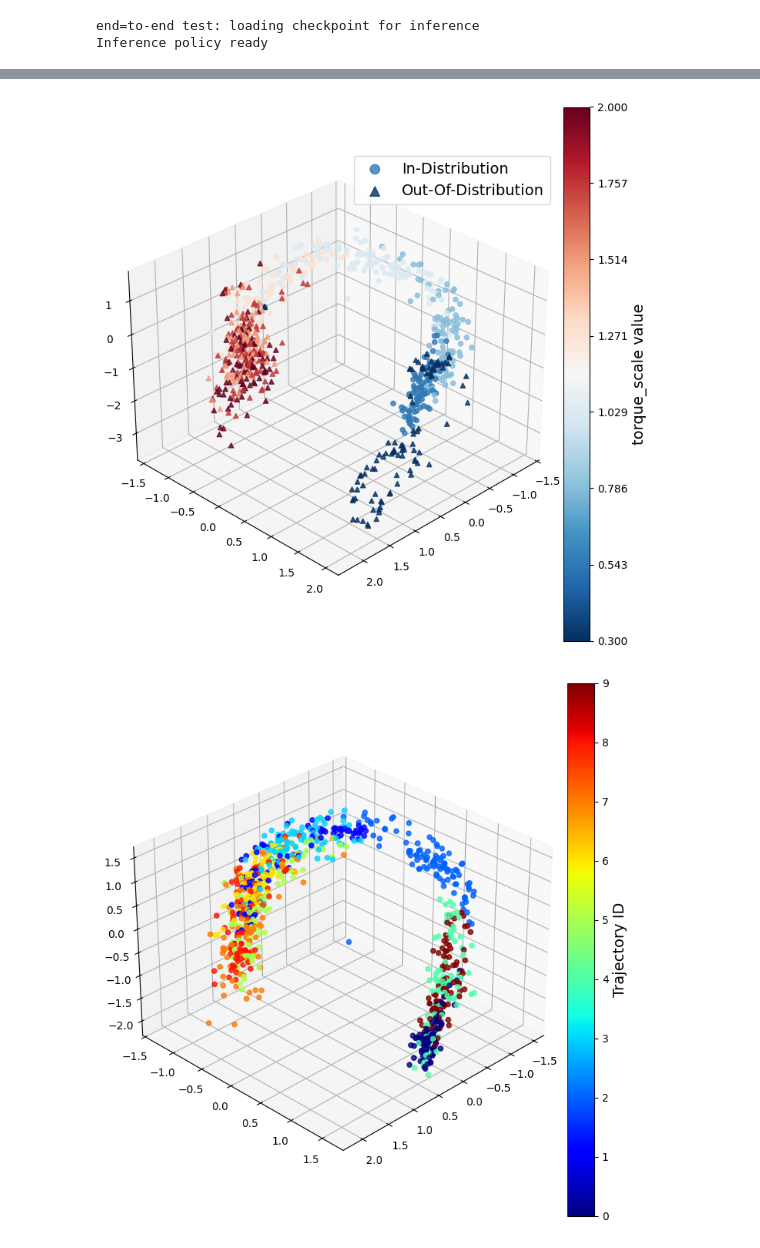
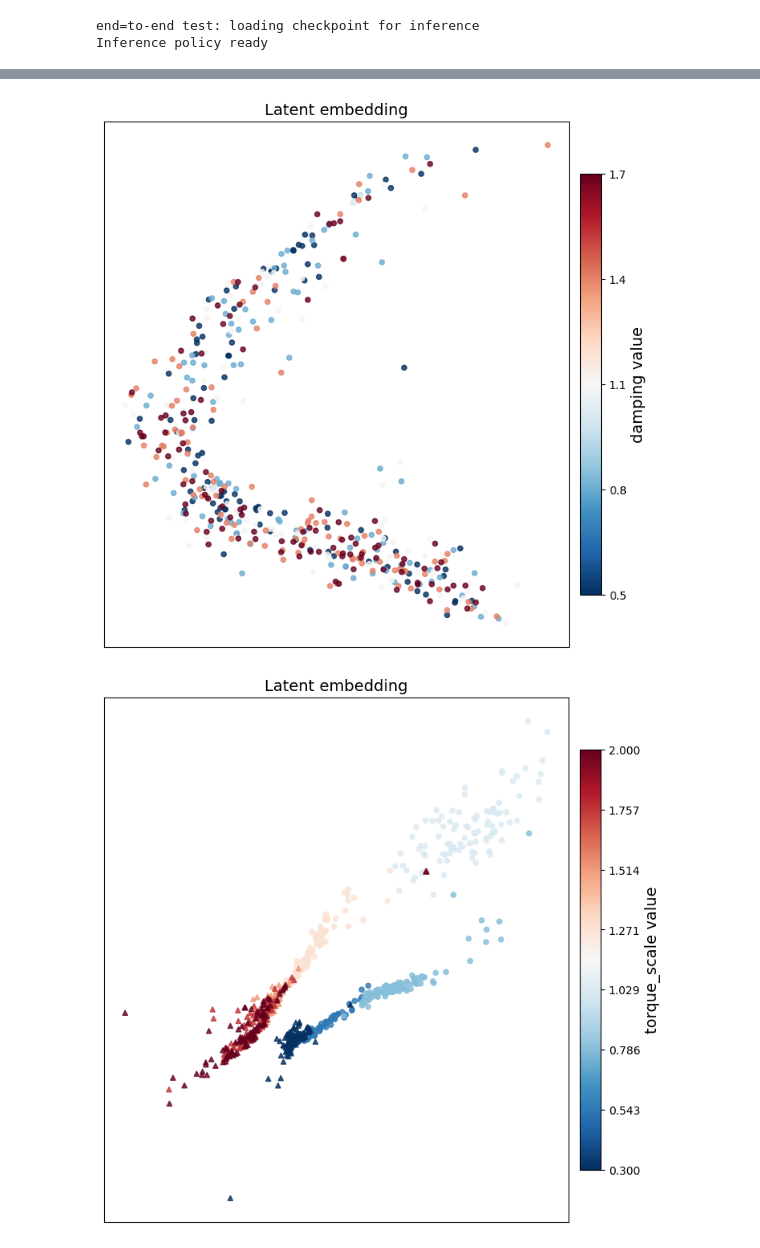
Before and after one commit to gcsarker/Latent-Dynamics-Geometries, a Jupyter notebook: simplified/ldr_code.ipynb, the cells around one changed output, grey strips where cells are left out. Saved outputs shown, nothing was run; the diff lists cells and outputs as text; code cells hidden in the pictures.

Commit message:
result_updated

```diff
--- a/simplified/ldr_code.ipynb
+++ b/simplified/ldr_code.ipynb
@@ -1293,8 +1293,8 @@ train_env = GlobalDynamicsIDWrapper(makeVecEnv([make_hopper(required_experience_
 # Xu: 16 eval envs, new random dynamics every episode
 eval_env = GlobalDynamicsIDWrapper(makeVecEnv([make_hopper(required_experience_length=1) for _ in range(NUM_ENVS)]))
 
-# config = LDRConfig()
-config = LDRConfig(contrastive_loss_weight=0.0)
+config = LDRConfig()
+# config = LDRConfig(contrastive_loss_weight=0.0)
 random.seed(config.seed)
 np.random.seed(config.seed)
 torch.manual_seed(config.seed)
@@ -1439,8 +1439,8 @@ if history:
 [figure]
 [figure]
 # %%
-# checkpoint_path = Path("/network/rit/lab/dahlin_lab/Gobinda/Latent-Dynamics-Geometries/batch_training/hopper_ldr_results/hopper_ldr_best.pt")
-checkpoint_path = Path("/network/rit/lab/dahlin_lab/Gobinda/Latent-Dynamics-Geometries/simplified/hopper_ldr0_results/hopper_ldr_best.pt")
+checkpoint_path = Path("/network/rit/lab/dahlin_lab/Gobinda/Latent-Dynamics-Geometries/batch_training/hopper_ldr_results/hopper_ldr_best.pt")
+# checkpoint_path = Path("/network/rit/lab/dahlin_lab/Gobinda/Latent-Dynamics-Geometries/simplified/hopper_ldr0_results/hopper_ldr_best.pt")
 if checkpoint_path.exists():
     print('end=to-end test: loading checkpoint for inference')
     inference_env = makeVecEnv([make_hopper(None, mode="nominal")])   # 1 env, nominal physics
@@ -1691,6 +1958,4 @@ class EmbeddingVisualizer:
 # %%
-viz = EmbeddingVisualizer(inference_agent)
-
 fig, ax = viz.plot_physics_scan(
     param_name="mass",
     scan_values=np.linspace(0.5, 2.0, 5, endpoint=False).tolist(),
@@ -1700,10 +1965,17 @@ fig, ax = viz.plot_physics_scan(
 # fig.savefig("latent_mass_scan.png", dpi=150, bbox_inches="tight")
 
 fig, ax = viz.plot_physics_scan(
+    param_name="damping",
+    scan_values=np.linspace(0.5, 2.0, 5, endpoint=False).tolist(),
+    train_range=(0.5, 2.0),
+    projection_method="tsne",
+)
+
+fig, ax = viz.plot_physics_scan(
     param_name="torque_scale",
     scan_values=np.linspace(0.3, 2.0, 8).tolist(),
     train_range=(0.5, 1.5),
-    projection_method="3d",
+    projection_method="tsne",
 )
 # fig.savefig("latent_torque_scan.png", dpi=150, bbox_inches="tight")
 
@@ -1716,2 +1988,2 @@ viz.close()
-[figure, old version]
+[figure, new version]
-[figure, old version]
+[figure, new version]
```
Also changed, not shown: parts of 3 cells of this notebook, 8 other files.
